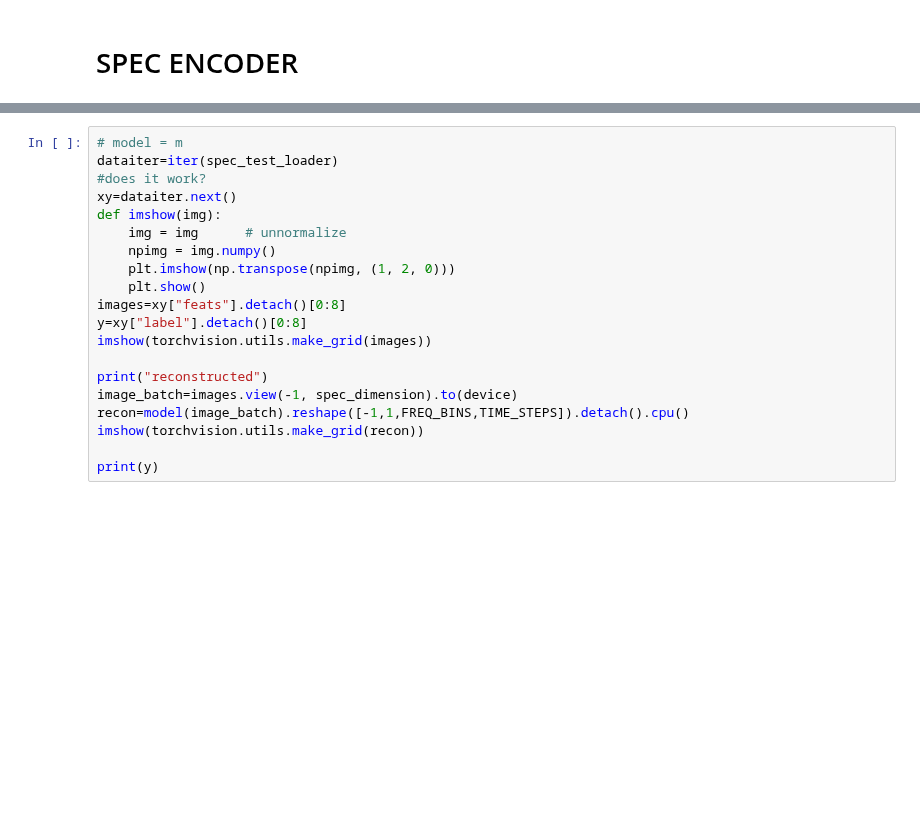
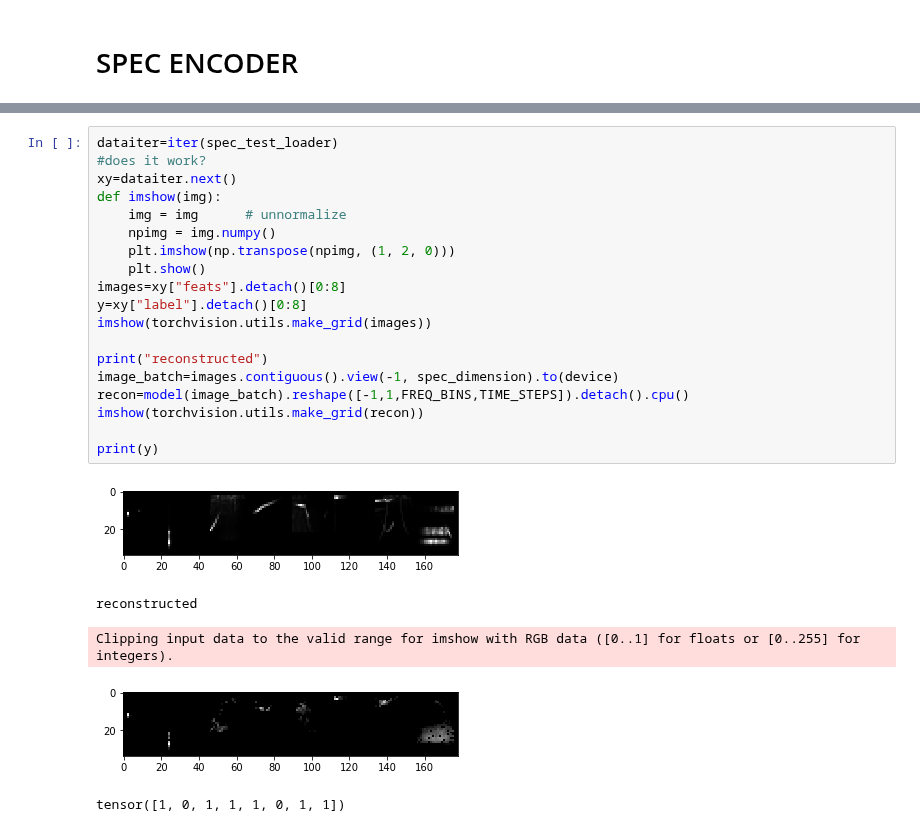
Before and after one commit to imilas/Synths_Stacks_Search, a Jupyter notebook: feature_extraction/model_pyaudio_openset.ipynb, the cells around one changed output, grey strips where cells are left out. Cells and saved outputs as stored; diff of their text form; blank space fills up the shorter version.

```diff
--- a/feature_extraction/model_pyaudio_openset.ipynb
+++ b/feature_extraction/model_pyaudio_openset.ipynb
@@ -476,20 +417,25 @@ epoch : 15/50, loss = 0.008178
 # %%
-# model = m
 dataiter=iter(spec_test_loader)
 #does it work?
 xy=dataiter.next()
 def imshow(img):
     img = img      # unnormalize
     npimg = img.numpy()
     plt.imshow(np.transpose(npimg, (1, 2, 0)))
     plt.show()
 images=xy["feats"].detach()[0:8]
 y=xy["label"].detach()[0:8]
 imshow(torchvision.utils.make_grid(images))
 
 print("reconstructed")
-image_batch=images.view(-1, spec_dimension).to(device)
+image_batch=images.contiguous().view(-1, spec_dimension).to(device)
 recon=model(image_batch).reshape([-1,1,FREQ_BINS,TIME_STEPS]).detach().cpu()
 imshow(torchvision.utils.make_grid(recon))
 
 print(y)
+# %% [output]
+[figure, added]
+reconstructed
+Clipping input data to the valid range for imshow with RGB data ([0..1] for floats or [0..255] for integers).
+[figure, added]
+tensor([1, 0, 1, 1, 1, 0, 1, 1])
```
Also changed, not shown: parts of 21 cells of this notebook, 5 other files.
